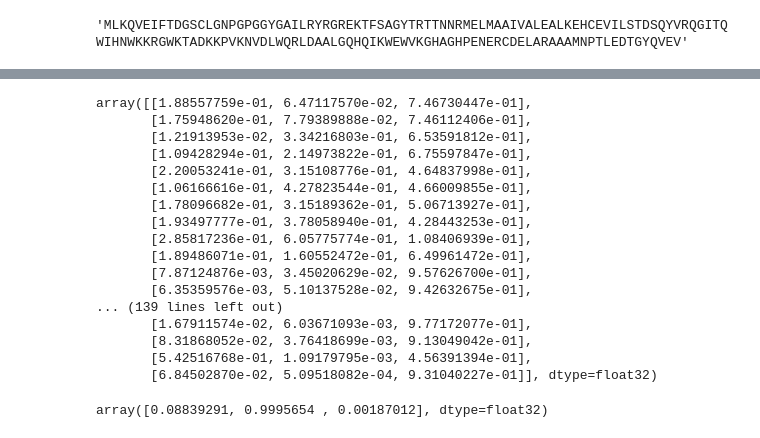
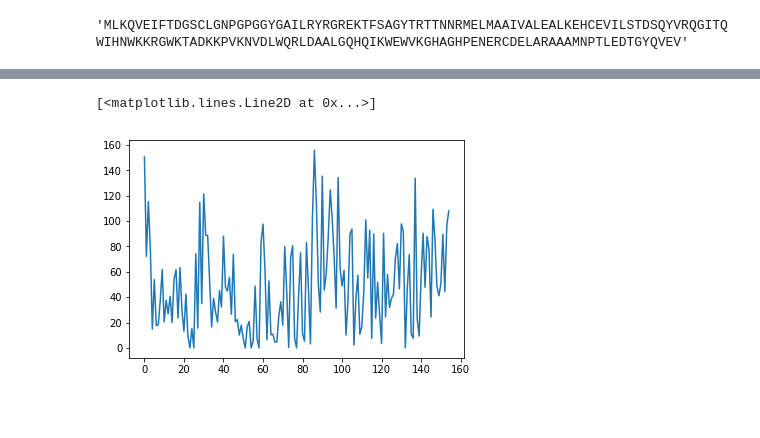
Before and after one commit to zgcarvalho/Seq2Sec, a Jupyter notebook: example.ipynb, the cells around one changed output, grey strips where cells are left out. Cells and saved outputs as stored; diff of their text form; code cells hidden in the pictures; blank space fills up the shorter version.

```diff
--- a/example.ipynb
+++ b/example.ipynb
@@ -87,24 +95,5 @@ plt.yticks(np.arange(0,301,25));
-# %%
-p.probabilities['ss_cons_3_label']
-# %% [output]
-array([[1.88557759e-01, 6.47117570e-02, 7.46730447e-01],
-       [1.75948620e-01, 7.79389888e-02, 7.46112406e-01],
-       [1.21913953e-02, 3.34216803e-01, 6.53591812e-01],
-       [1.09428294e-01, 2.14973822e-01, 6.75597847e-01],
-       [2.20053241e-01, 3.15108776e-01, 4.64837998e-01],
-       [1.06166616e-01, 4.27823544e-01, 4.66009855e-01],
-       [1.78096682e-01, 3.15189362e-01, 5.06713927e-01],
-       [1.93497777e-01, 3.78058940e-01, 4.28443253e-01],
-       [2.85817236e-01, 6.05775774e-01, 1.08406939e-01],
-       [1.89486071e-01, 1.60552472e-01, 6.49961472e-01],
-       [7.87124876e-03, 3.45020629e-02, 9.57626700e-01],
-       [6.35359576e-03, 5.10137528e-02, 9.42632675e-01],
-... (139 lines left out)
-       [1.67911574e-02, 6.03671093e-03, 9.77172077e-01],
-       [8.31868052e-02, 3.76418699e-03, 9.13049042e-01],
-       [5.42516768e-01, 1.09179795e-03, 4.56391394e-01],
-       [6.84502870e-02, 5.09518082e-04, 9.31040227e-01]], dtype=float32)
-# %%
-p.steps['ss_cons_3_label'][0,50,-3:]
-# %% [output]
-array([0.08839291, 0.9995654 , 0.00187012], dtype=float32)
+# %%
+plt.plot(p.asa())
+# %% [output]
+[<matplotlib.lines.Line2D at 0x...>]
+[figure, added]
```
Also changed, not shown: parts of 9 cells of this notebook, 7 other files.
